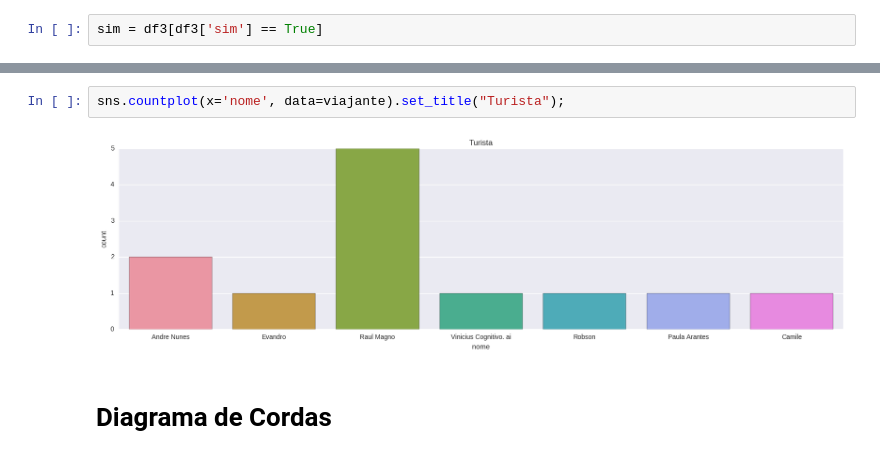
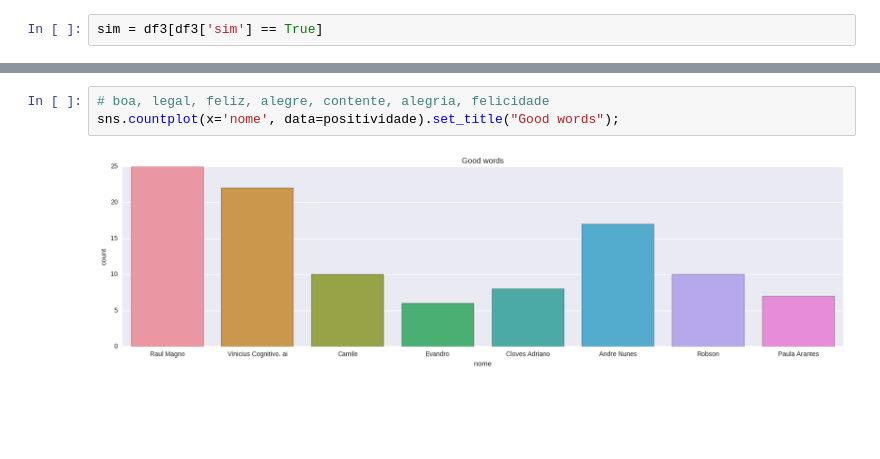
Before and after one commit to SCloves/analises_das_conversas_no_whatsapp, a Jupyter notebook: analise_whats_grupo_conectivo.ipynb, the cells around one changed output, grey strips where cells are left out. Drawn from its saved outputs; the diff is of its cells as text; blank space fills up the shorter version.

```diff
--- a/analise_whats_grupo_conectivo.ipynb
+++ b/analise_whats_grupo_conectivo.ipynb
@@ -420,6 +371,5 @@ viajante
-# %%
-sns.countplot(x='nome', data=viajante).set_title("Turista");
-# %% [output]
-[figure, removed]
-# %% [markdown]
-# Diagrama de Cordas
+# %%
+# boa, legal, feliz, alegre, contente, alegria, felicidade
+sns.countplot(x='nome', data=positividade).set_title("Good words");
+# %% [output]
+[figure, added]
```
Also changed, not shown: parts of 68 cells of this notebook, 2 other files.
